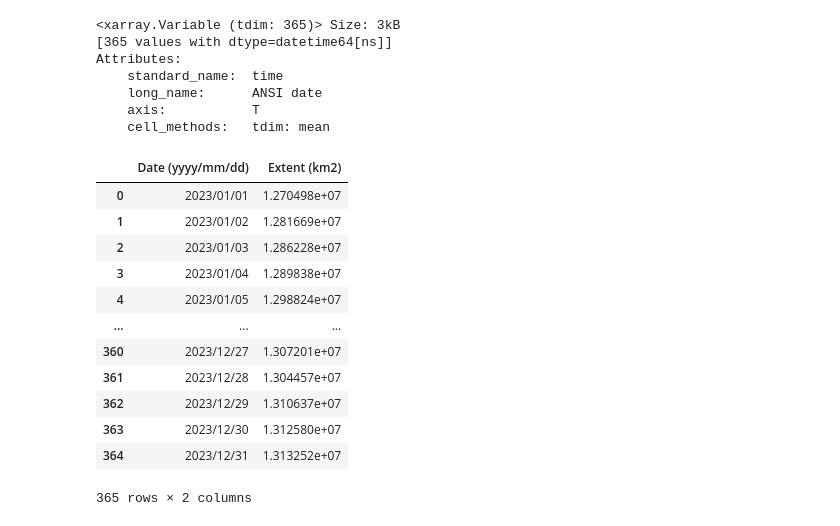
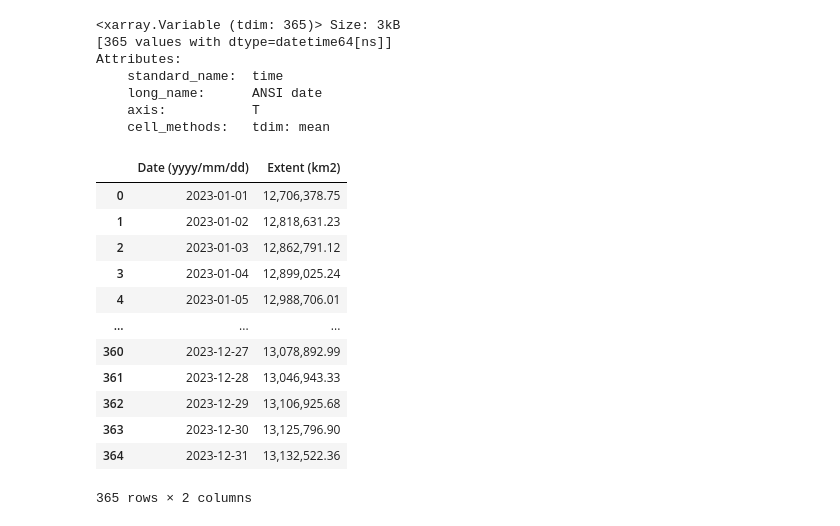
Before and after one commit to nsidc/seaice-cdr-learning-notebook, a Jupyter notebook: CDR-Notebooks/Notebook4.ipynb, the cells around one changed output. Cells and saved outputs as stored; diff of their text form; code cells hidden in the pictures.

Commit message:
Updated the date to be a datetime object

```diff
--- a/CDR-Notebooks/Notebook4.ipynb
+++ b/CDR-Notebooks/Notebook4.ipynb
@@ -136,47 +141,51 @@ year = daily_nh_2023_item.properties['start_datetime'][:4]
 # %%
 d = []
 # Get daily extent and save dataframe
 for t in range(len(cdr_seaice_conc)):
     # Here we are squeezing to be 2d for each day
     cdr_seaice_conc_2d = np.copy(cdr_seaice_conc[t,:,:].squeeze())
+    # Convert from fractional sea ice to percent and round to the ones place so that we work with whole numbers.
+    # This alleviates any issues with round off error when we threshold the extent at 15%
+    cdr_seaice_conc_2d_percent = cdr_seaice_conc_2d*100
+    cdr_seaice_conc_2d_percent = np.round(cdr_seaice_conc_2d_percent, 1)
 
     # Compute Extent
     # Create mask to filter out the flag values from the computation and concentration equal to or less than 15%
-    # Flag values are 2.52, 2.53, 2.54, 2.55; Note: not removing 2.51 because that's the pole hole and it is
-    # included in the extent total because the ice there is assumed to have a concentration > 15%
-    # Note that not removing 251 likely doesn't do anything because there are no 2.51's in v04 since we
-    # spatially interpolate the pole hole now.
+    # Flag values are 251, 252, 253, 254, 255
     # This line removes flag values and concentration < 15%
-    flag_mask_extent = ma.masked_outside(cdr_seaice_conc_2d, 0.15, 2.51)
+    flag_mask_extent = ma.masked_outside(cdr_seaice_conc_2d_percent, 15, 251)
 
     non_mask_extent = ma.nonzero(flag_mask_extent)
     flag_mask_extent[non_mask_extent] = 1.0
     sea_ice_extent_raster = flag_mask_extent * pixel_area_scaled
-    cdr_seaice_exent_total = sea_ice_extent_raster.sum()
+    cdr_seaice_extent_total = sea_ice_extent_raster.sum()
     doy = t + 1
-    date = datetime.strptime(f'{year} {doy}', '%Y %j').strftime('%Y/%m/%d')
-    # print(date, ':', cdr_seaice_exent_total)
+    date = datetime.strptime(f'{year} {doy}', '%Y %j')
+    # print(date, ':', cdr_seaice_extent_total)
     d.append(
         {
-            'Date (yyyy/mm/dd)': date,
-            'Extent (km2)': cdr_seaice_exent_total
+            'yyyy/mm/dd': date,
+            'Extent (km2)': cdr_seaice_extent_total
         }
     )
 
 # Create data frame from list
 extent_df = pd.DataFrame(d)
+# Set display options for pandas
+pd.options.display.float_format = '{:20,.2f}'.format
+# Show dataframe
 extent_df
 # %% [output]
 |  | Date (yyyy/mm/dd) | Extent (km2) |
-| 0 | 2023/01/01 | 1.270498e+07 |
-| 1 | 2023/01/02 | 1.281669e+07 |
-| 2 | 2023/01/03 | 1.286228e+07 |
-| 3 | 2023/01/04 | 1.289838e+07 |
-| 4 | 2023/01/05 | 1.298824e+07 |
+| 0 | 2023-01-01 | 12,706,378.75 |
+| 1 | 2023-01-02 | 12,818,631.23 |
+| 2 | 2023-01-03 | 12,862,791.12 |
+| 3 | 2023-01-04 | 12,899,025.24 |
+| 4 | 2023-01-05 | 12,988,706.01 |
 | ... | ... | ... |
-| 360 | 2023/12/27 | 1.307201e+07 |
-| 361 | 2023/12/28 | 1.304457e+07 |
-| 362 | 2023/12/29 | 1.310637e+07 |
-| 363 | 2023/12/30 | 1.312580e+07 |
-| 364 | 2023/12/31 | 1.313252e+07 |
+| 360 | 2023-12-27 | 13,078,892.99 |
+| 361 | 2023-12-28 | 13,046,943.33 |
+| 362 | 2023-12-29 | 13,106,925.68 |
+| 363 | 2023-12-30 | 13,125,796.90 |
+| 364 | 2023-12-31 | 13,132,522.36 |
 365 rows × 2 columns
```
Also changed, not shown: parts of 11 cells of this notebook.
